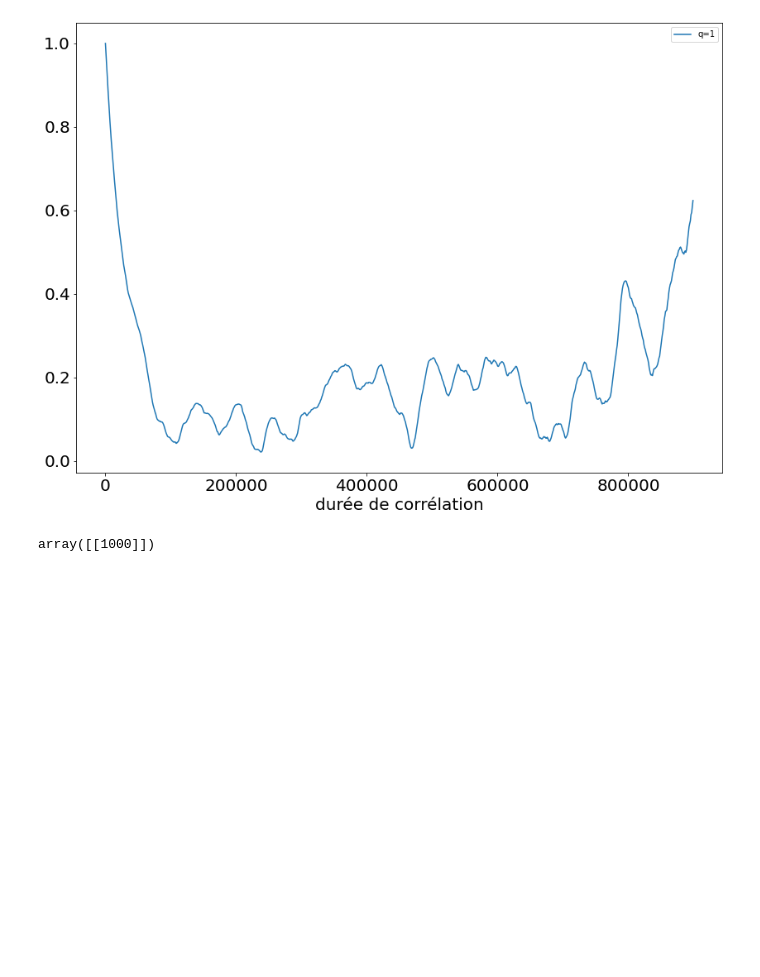
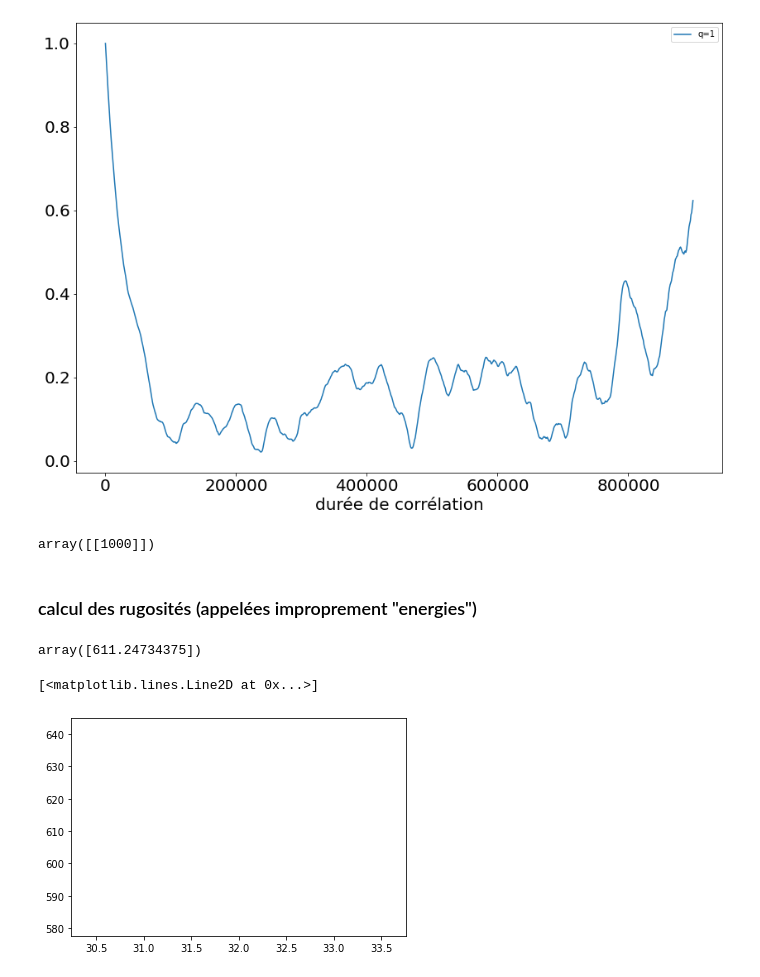
Before and after one commit to djachk/CPM_stage, a Jupyter notebook: analyse_des_interfaces.ipynb, the cells around one changed output. Saved outputs shown, nothing was run; the diff lists cells and outputs as text; code cells hidden in the pictures; blank space fills up the shorter version.

```diff
--- a/analyse_des_interfaces.ipynb
+++ b/analyse_des_interfaces.ipynb
@@ -258,16 +227,3 @@ plt.title("Inverse de moyenne du carré de h-tilde_T="+str(temperatures[ind_T])+
 # %% [output]
 Text(0.5, 1.0, 'Inverse de moyenne du carré de h-tilde_T=32_J12=30_B1=100_B2=100')
 [figure]
-# %%
-ind_R=0
-plt.figure(figsize=(14, 10))
-for ind_T in range(nb_temperatures):
-    plt.plot(list(range(1,ncol)),1/moyenne_q[ind_R][ind_T][1:], label="T="+str(temperatures[ind_T]))
-    plt.plot(list(range(1,ncol//2)),hfitted_q2q4[ind_R][ind_T][1:], label="1/h fitted_q2q4-T="+str(temperatures[ind_T]))
-plt.xlabel("q")
-plt.ylabel("1/moyenne h-tilde-carré")
-plt.ylim(0,0.004)
-plt.xlim(0,50)
-plt.legend()
-plt.title("Inverse de moyenne du carré de h-tilde_T="+str(temperatures[ind_T])+"_J12="+str(J12)+"_B1="+str(B1)+"_B2="+str(B2))
-#plt.plot(np.log(1/norm_moyenne_q))
@@ -452,0 +360,24 @@ np.mean(A[A>5])
+# %% [markdown]
+### calcul des rugosités (appelées improprement "energies")
+# %%
+energies = np.zeros((nb_temperatures, nbmax_interfaces), dtype=float)
+energies_moyennes = np.zeros((nb_temperatures), dtype=float)
+# %%
+#calcule de l'amplitude des interfaces pour la réalisation 0 (une seule réalisation)
+for ind_T in range(nb_temperatures):
+    energies_moyennes[ind_T]=0
+    for ind in range(nb_interfaces_lues[0][ind_T]):
+        energies[ind_T][ind]=0
+        hauteur_moy = np.mean(interfaces[0][ind_T][ind][:])
+        for i in range(ncol):
+            energies[ind_T][ind] += ((interfaces[0][ind_T][ind][i] - hauteur_moy)**2)
+        energies_moyennes[ind_T] += energies[ind_T][ind] / nb_interfaces_lues[0][ind_T]
+# %%
+energies_moyennes
+# %% [output]
+array([611.24734375])
+# %%
+plt.plot(temperatures, energies_moyennes)
+# %% [output]
+[<matplotlib.lines.Line2D at 0x...>]
+[figure, added]
```
Also changed, not shown: parts of 40 cells of this notebook, 7 other files.
